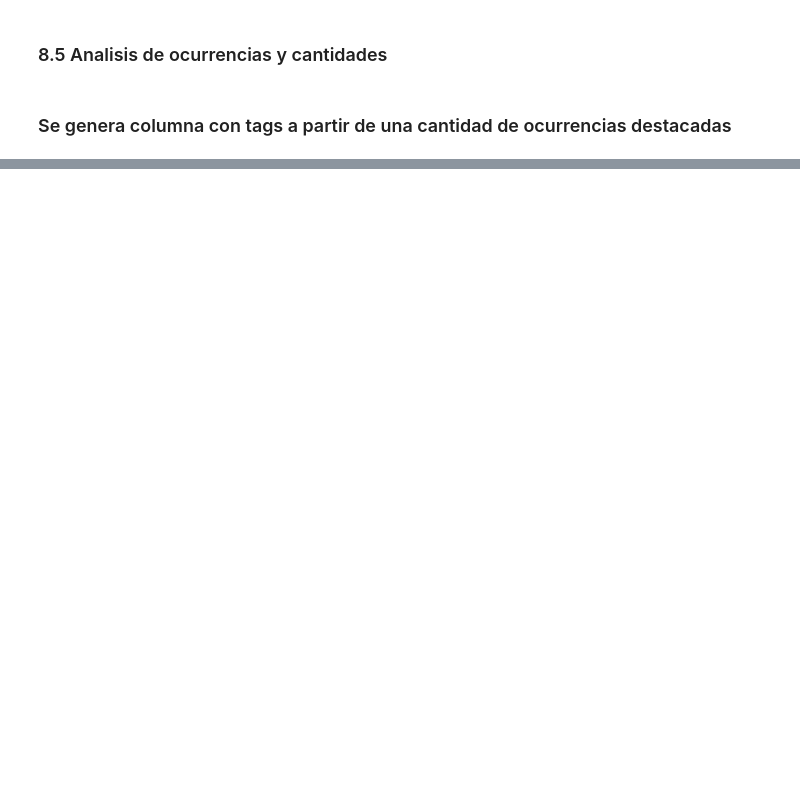
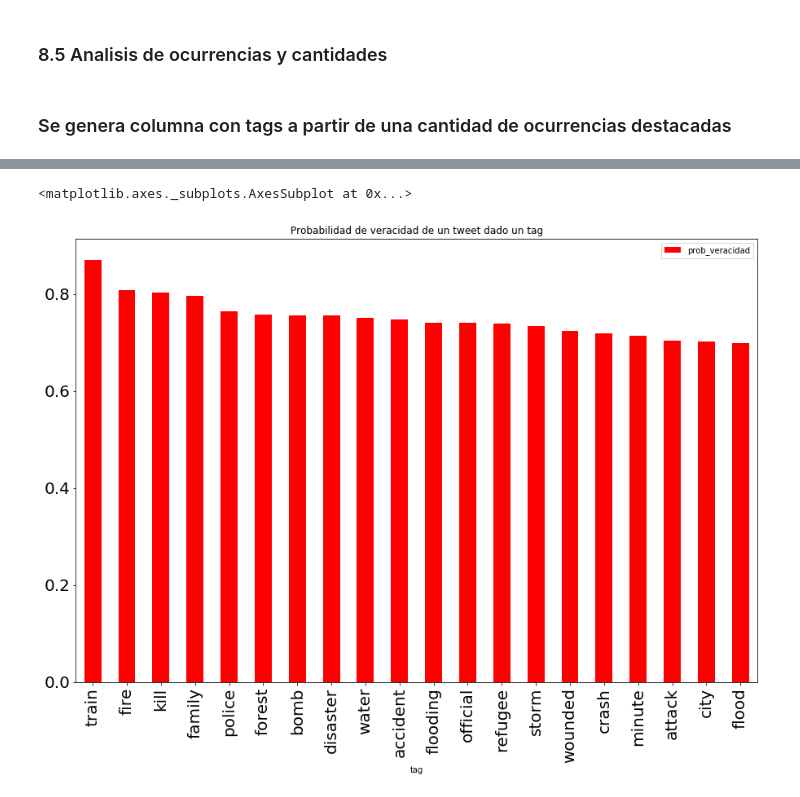
Before and after one commit to anichucai/7506-Datos-tp1, a Jupyter notebook: Informe.ipynb, the cells around one changed output, grey strips where cells are left out. Drawn from its saved outputs; the diff is of its cells as text; code cells hidden in the pictures; blank space fills up the shorter version.

```diff
--- a/Informe.ipynb
+++ b/Informe.ipynb
@@ -2193,0 +2332,3 @@ train_and_tags
+# %%
+probability_by_tag_indexed_top = probability_by_tag_indexed.sort_values('prob_veracidad', ascending = False)
+probability_by_tag_indexed_top.head(1)
@@ -2193,0 +2347,7 @@ train_and_tags
+# %%
+probability_by_tag_top_short = probability_by_tag_indexed_top.iloc[0:20,]
+probability_by_tag_top_short.plot(kind = 'bar', figsize = (15,10), title = 'Probabilidad de veracidad de un tweet dado un tag',
+                                 color = 'r', fontsize = 20)
+# %% [output]
+<matplotlib.axes._subplots.AxesSubplot at 0x...>
+[figure, added]
```
Also changed, not shown: parts of 21 cells of this notebook.
